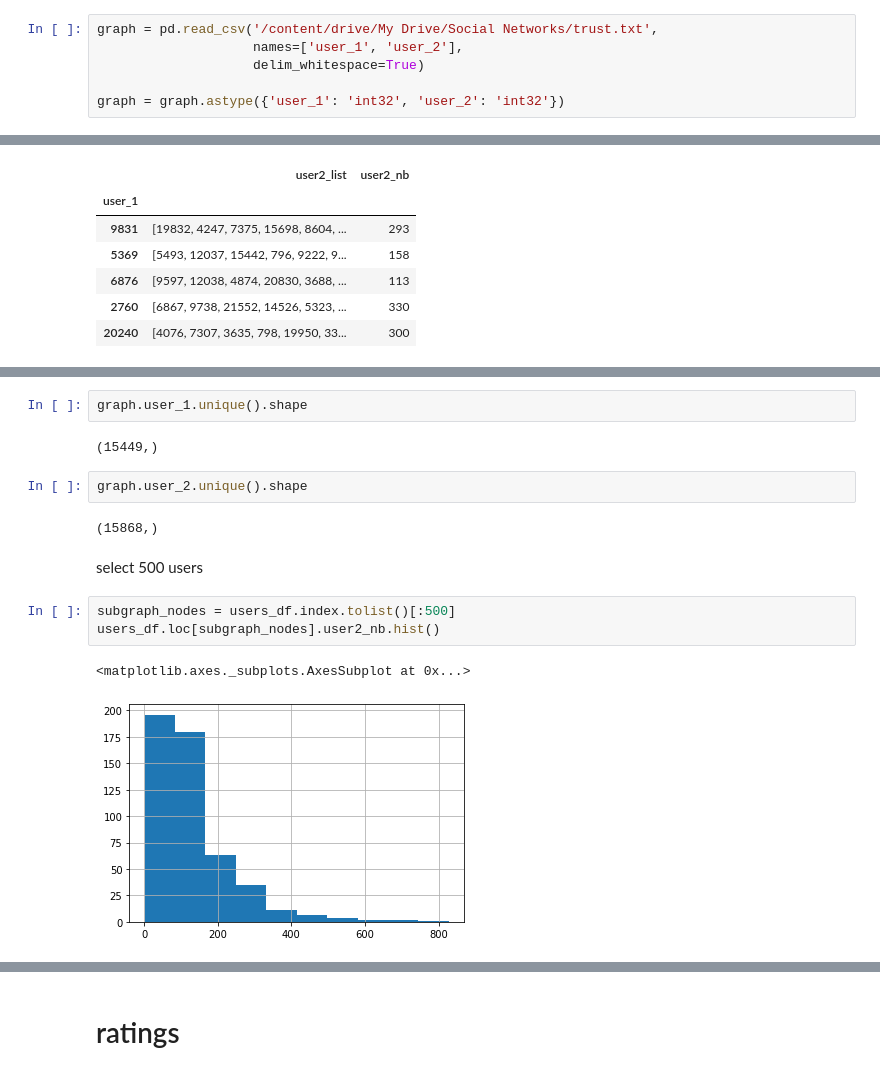
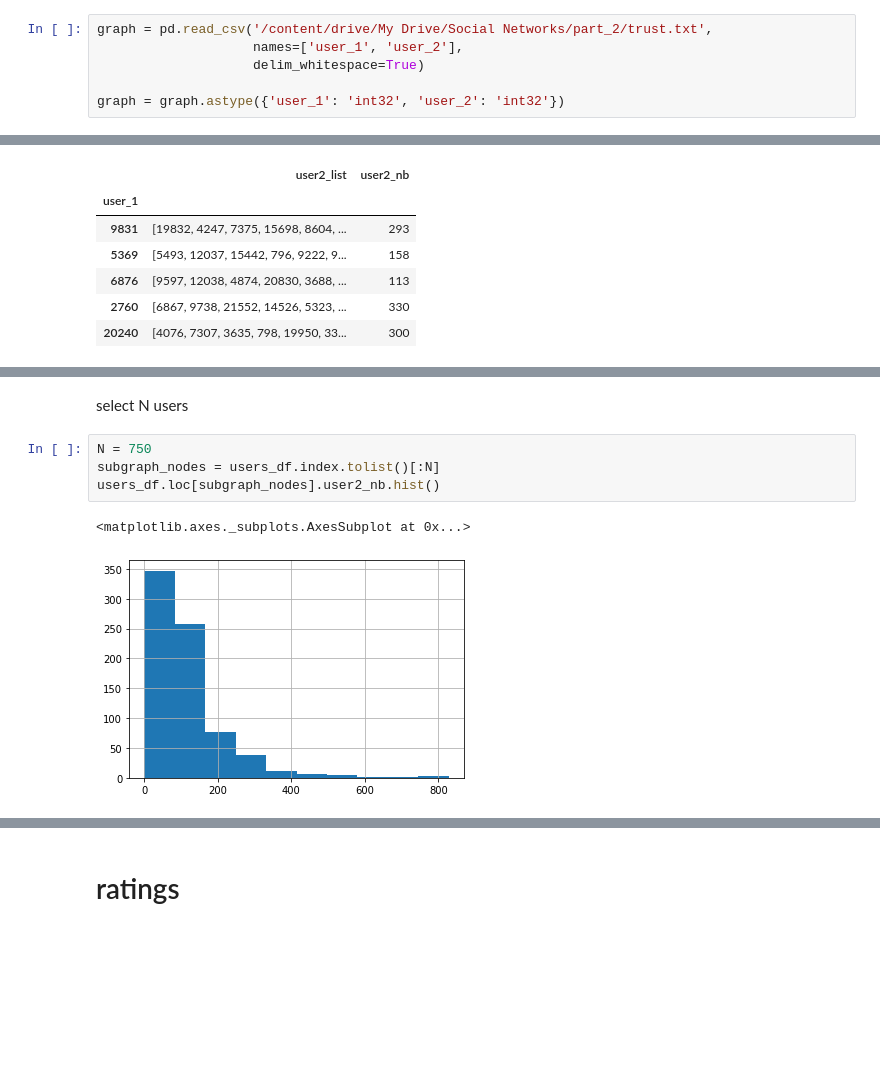
Before and after one commit to contribcode/social_networks_theory_and_practice, a Jupyter notebook: Social_Networks_part2.ipynb, the cells around one changed output, grey strips where cells are left out. Saved outputs shown, nothing was run; the diff lists cells and outputs as text; blank space fills up the shorter version.

```diff
--- a/Social_Networks_part2.ipynb
+++ b/Social_Networks_part2.ipynb
@@ -17,7 +18,7 @@ import networkx as nx
 # %% [markdown]
 # graph & subgraph
 # %%
-graph = pd.read_csv('/content/drive/My Drive/Social Networks/trust.txt',
+graph = pd.read_csv('/content/drive/My Drive/Social Networks/part_2/trust.txt',
                     names=['user_1', 'user_2'],
                     delim_whitespace=True)
 
@@ -79,17 +41,10 @@ users_df.sort_values(by=['user2_nb'], ascending=False)[:20]
-# %%
-graph.user_1.unique().shape
-# %% [output]
-(15449,)
-# %%
-graph.user_2.unique().shape
-# %% [output]
-(15868,)
 # %% [markdown]
-select 500 users
+select N users
 # %%
-subgraph_nodes = users_df.index.tolist()[:500]
+N = 750
+subgraph_nodes = users_df.index.tolist()[:N]
 users_df.loc[subgraph_nodes].user2_nb.hist()
 # %% [output]
 <matplotlib.axes._subplots.AxesSubplot at 0x...>
-[figure, old version]
+[figure, new version]
 # %%
```
Also changed, not shown: parts of 46 cells of this notebook.
